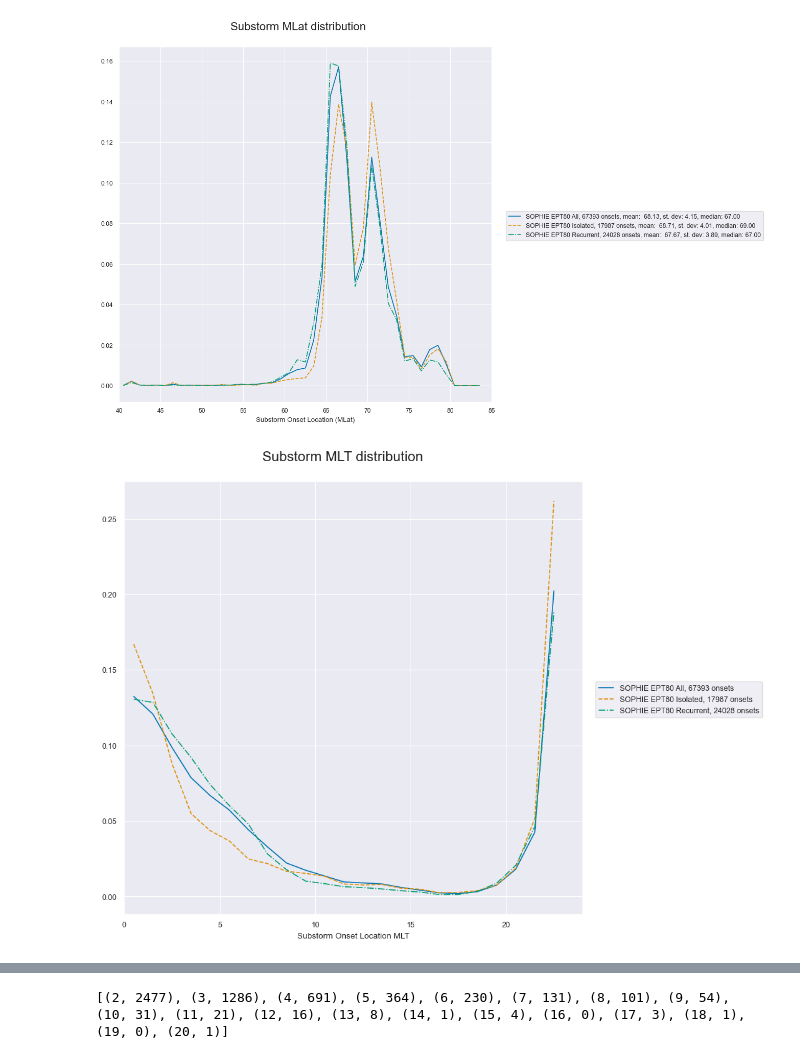
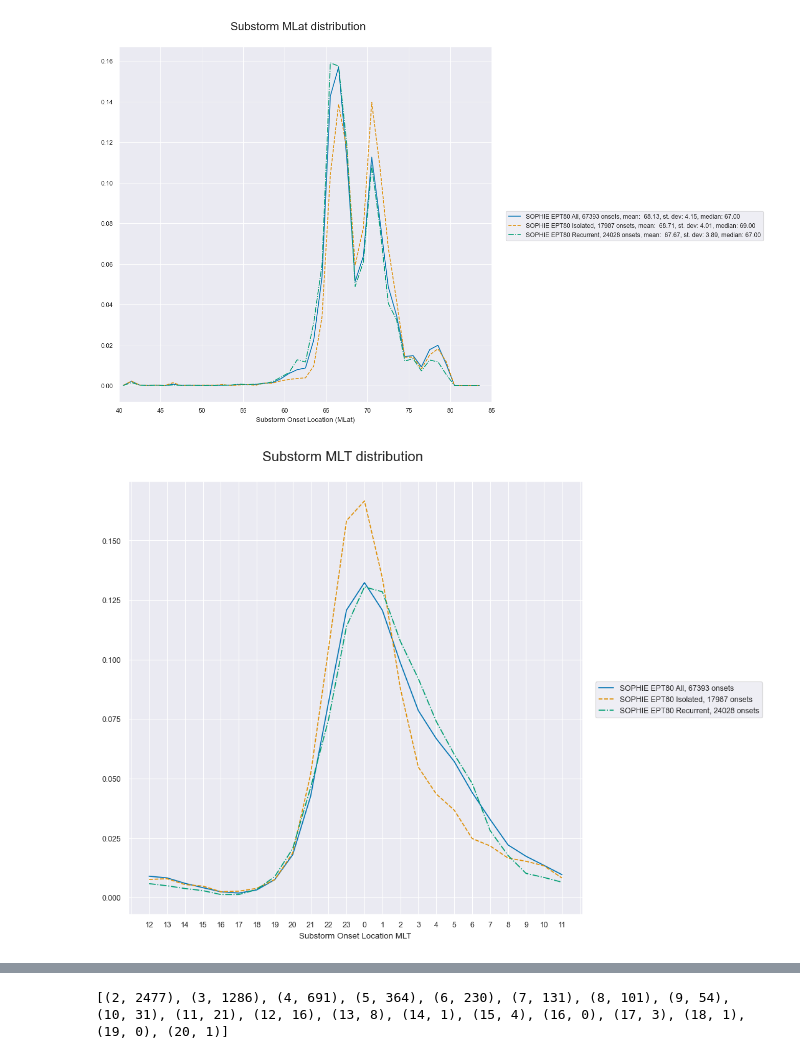
Before and after one commit to christianlao12/DP1_DP2_Project, a Jupyter notebook: substorm_type_statistics.ipynb, the cells around one changed output, grey strips where cells are left out. Drawn from its saved outputs; the diff is of its cells as text; code cells hidden in the pictures.

```diff
--- a/substorm_type_statistics.ipynb
+++ b/substorm_type_statistics.ipynb
@@ -227,39 +227,42 @@ fig.tight_layout()
 [figure]
 # %%
 def mlt_hist(array):
-    x, y = np.histogram(array['MLT'],bins=np.arange(0,24,))
-    y = y + .5
+    x, y = np.histogram(array['MLT'],bins=np.arange(0,25))
+    y = y
     y = y[:-1]
     d = {'MLT':y,'Density':x/np.sum(x)}
     df = pd.DataFrame(d)
     return df
 
 onsetlists = [sophie80onsetdf, gergnoflag, erernoflag]
 labels = ['SOPHIE EPT80 All', 'SOPHIE EPT80 Isolated','SOPHIE EPT80 Recurrent']
 onsetnumbers = [len(i) for i in onsetlists]
 onsetnumbers[1] += len(firstgerg)
 onsetnumbers[2] += len(firster)
 means = [np.mean(i['MLT']) for i in onsetlists]
 stdevs = [np.std(i['MLT']) for i in onsetlists]
 medians = [np.median(i['MLT']) for i in onsetlists]
 labels = ["{}, {} onsets".format(labels[i],onsetnumbers[i]) for i in range(len(onsetlists))]
 
 lines = ['solid','dashed','dashdot']
 wts = [mlt_hist(i) for i in onsetlists]
 fig, axes = plt.subplots(figsize=(8,8))
+idx = np.array([np.arange(12,24),np.arange(0,12)]).flatten()
+xx = [wts[i]['MLT'][idx].to_numpy().astype(str) for i in range(len(onsetlists))]
+yy = [wts[i]['Density'][idx].to_numpy() for i in range(len(onsetlists))]
 
 for i in range(len(onsetlists)):
-    axes.plot(wts[i]['MLT'],wts[i]['Density'], label=labels[i],ls=lines[i])
+    axes.plot(xx[i],yy[i], label=labels[i],ls=lines[i])
 
 
-axes.set_xlim(0,24)
+axes.xaxis.set_major_locator(ticker.MultipleLocator(1))
 axes.set_xlabel('Substorm Onset Location MLT')
 axes.grid(True,'both')
 fig.suptitle('Substorm MLT distribution', fontsize=16, y=1)
 fig.legend(bbox_to_anchor=(1, .5), loc='center left')
 fig.tight_layout()
 # %% [output]
-[figure, old version]
+[figure, new version]
 # %%
 # Plotting chain lengths
 x = np.where(sophie80onsetdf['GERG']==1)[0]
```
Also changed, not shown: parts of 16 cells of this notebook.
